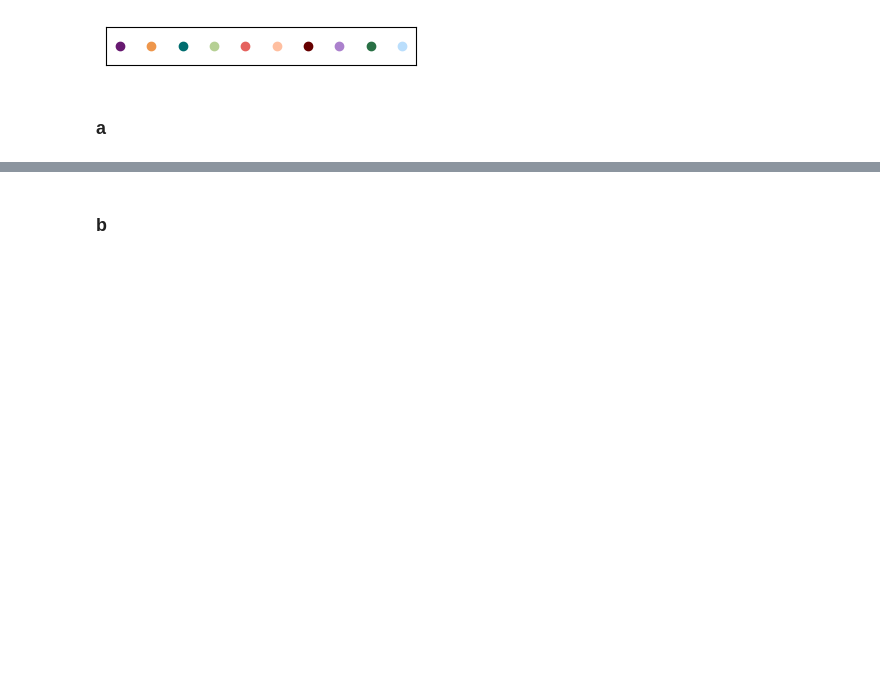
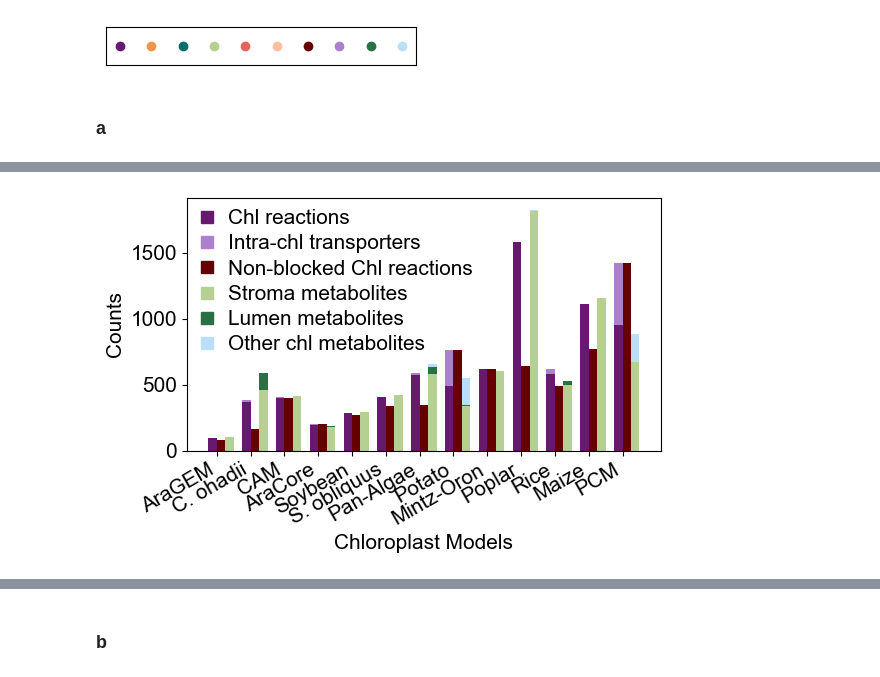
Before and after one commit to emilpaulitz/PCM, a Jupyter notebook: Code/modelComparison/chloroCompare.ipynb, the cells around one changed output, grey strips where cells are left out. Saved outputs shown, nothing was run; the diff lists cells and outputs as text; code cells hidden in the pictures; blank space fills up the shorter version.

Commit message:
Finished model curation

```diff
--- a/Code/modelComparison/chloroCompare.ipynb
+++ b/Code/modelComparison/chloroCompare.ipynb
@@ -131,0 +133,99 @@ Number of pcm pan genes: 23830
+# %%
+#TODO decide for a code cell that determines layout, either this or the one above
+# Sort models so that for the ec evidence plots, they are sorted, and for the others, the legend is not obstructed
+models_in_order = ['aragem', 'Cohadii', 'cam', 'aracore', 'soy',
+                   'Sobliquus', 'panAlgae', 'potato', 'mintzOron',
+                   'poplar', 'rice', 'maize', 'pcm']
+
+def sort_models(data):
+    model_comp_order = [m if m != 'cam' else 'sweetlove' for m in models_in_order]
+    return data.set_index('model_name').loc[model_comp_order].reset_index()
+
+def comp_plot(data_fname, fig_fname, include_transports = True, xax_label = True, xax_label_text = True,
+              blocked_instead_of_deadEnd = True):
+
+    # Load the CSV data into a Pandas DataFrame
+    data = pd.read_csv(data_fname)
+    print('Number of pcm pan genes:', data['nPanGenes'].iloc[-1].item())
+
+    # Sort algae to the front (mostly so the legend does not obscure anything) and pcm as last
+    data = sort_models(data)
+    col_palette = cols_opt_order
+
+    # Prepare data for the stacked bar plot
+    models = data['model_name']
+    nChlRxns = data['nChlRxns']
+    nTransp = data['nTransp']
+    nIntraChlTransp = data['nIntraChlTransp']
+    nDeadEnd = data['deadEndChlRxns']
+    nBlocked = data['blockedChlRxns']
+    nMetsStroma = data['nMetsStroma']
+    nMetsThylLum = data['nMetsThylLum']
+    nMetsChl_extra = data['nMetsChl'] - nMetsStroma - nMetsThylLum
+    nGenes = data['nGenes']
+
+    # Set up bar width and figure sizing
+    barWidth = 0.25
+    fig, ax = plt.subplots(figsize=fig_sizes if xax_label else (fig_sizes[0], fig_sizes[1] * 0.735))
+
+    # Positions for the bars
+    r1 = np.arange(len(models))
+    r2 = [x + barWidth for x in r1]
+    r3 = [x + barWidth for x in r2]
+
+    boxes = []
+    # Plot each set of bars for stacked components
+    box = ax.bar(r1, nChlRxns, color=col_palette[0], width=barWidth, label='Chl reactions')
+    boxes.append(box)
+    box = ax.bar(r1, nIntraChlTransp, bottom=nChlRxns, color=col_palette[7], width=barWidth, label='Intra-chl transporters')
+    boxes.append(box)
+    if include_transports:
+        box = ax.bar(r1, nTransp, bottom=nChlRxns + nIntraChlTransp, color=col_palette[1], width=barWidth, label='Chl-cyt transporters')
+        boxes.append(box)
+    # Plot a bar for the non-blocked / non-dead-end reactions
+    if blocked_instead_of_deadEnd:
+        box = ax.bar(r2, nChlRxns + nIntraChlTransp - nBlocked, color=col_palette[6], width=barWidth, label='Non-blocked Chl reactions')
+        boxes.append(box)
+    else:
+        box = ax.bar(r2, nChlRxns + nIntraChlTransp - nDeadEnd, color=col_palette[6], width=barWidth, label='Non-dead-end Chl reactions')
+        boxes.append(box)
+
+    #ax.bar(r3[-1], pcmPanGenes, color=tuple(0.8* c for c in col_palette[6]), width=barWidth, label=None)
+    #ax.bar(r3, nGenes, color=col_palette[6], width=barWidth, label='Number of genes')
+
+    box = ax.bar(r3, nMetsStroma, color=col_palette[3], width=barWidth, label='Stroma metabolites')
+    boxes.append(box)
+    box = ax.bar(r3, nMetsThylLum, bottom=nMetsStroma, color=col_palette[8], width=barWidth, label='Lumen metabolites')
+    boxes.append(box)
+    box = ax.bar(r3, nMetsChl_extra, bottom=nMetsStroma + nMetsThylLum, color=col_palette[9], width=barWidth, label='Other chl metabolites')
+    boxes.append(box)
+
+    # Add tick labels and titles
+    ax.set_xticks([r + (barWidth * 0.5) for r in range(len(models))])
+    ax.set_xticklabels([models_transl[modelID] for modelID in models], rotation=30, ha="right")
+    if xax_label:
+        if xax_label_text:
+            ax.set_xlabel('Chloroplast Models')
+    else:
+        ax.tick_params(bottom=False, labelbottom=False)
+    ax.set_ylabel('Counts')
+
+    # legend
+    ax.legend(loc='upper left', ncol=1, frameon=False, labelspacing = 0.3, handletextpad = 0,
+              handles = [mpl.lines.Line2D([], [], marker = 's', linewidth=0, markersize = 8,
+                                                      color=box.get_children()[0].get_facecolor())
+                                                      for box in boxes],
+              labels=[box.get_label() for box in boxes],
+              bbox_to_anchor=(-0.04, 1.03)
+              )
+
+    plt.tight_layout()
+    plt.savefig(fig_fname, dpi=300, transparent = True)
+    plt.show()
+
+    return data
+
+data_fname = f'{wd}Data/analysis/modelComparison/modelComparison.csv'
+data = comp_plot(data_fname, figdir + 'modelComparison_nonBlocked_main.png', include_transports=False, xax_label=True,
+                 blocked_instead_of_deadEnd = True)
+# %% [output]
@@ -132,3 +233,4 @@ Number of pcm pan genes: 23830
+[figure, added]
 # %%
 data.sort_values('nGenes')
 # %% [output]
```
Also changed, not shown: parts of 5 cells of this notebook, 8 other files.
